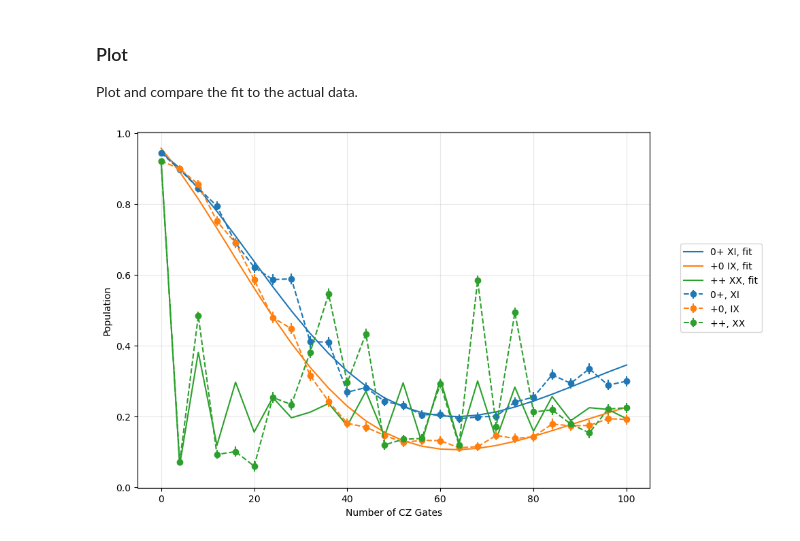
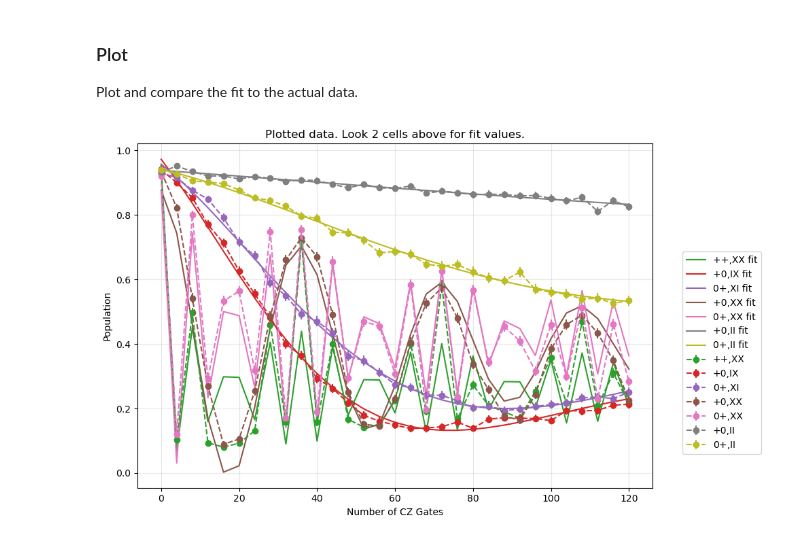
Before and after one commit to krsrv/2qbit-db, a Jupyter notebook: Calibration.ipynb, the cells around one changed output. Drawn from its saved outputs; the diff is of its cells as text; code cells hidden in the pictures.

```diff
--- a/Calibration.ipynb
+++ b/Calibration.ipynb
@@ -143,0 +193,17 @@ tg_cz = 0.070 + 0.010; # microseconds
+# %%
+import matplotlib.pyplot as plt
+
+plt.figure(figsize=(10, 6))
+
+###### NOTE: Label #3 (++,XX) is doubtful.
+for i in range(len(exp_list)):
+    plt.errorbar(
+        n_cz,
+        pop_00[i, :],
+        sigma_00[i, :],
+        linestyle="--",
+        marker="o",
+        label=f"{exp_list[i].state},{exp_list[i].pulse}",
+    )
+plt.legend()
+plt.show()
@@ -277,32 +288,58 @@ Plot and compare the fit to the actual data.
 # %%
 import matplotlib.pyplot as plt
 
 plt.figure(figsize=(10, 6))
 
 # Define colors for each group (e.g., 3 colors for 3 groups)
-colors = ['tab:blue', 'tab:orange', 'tab:green', 'tab:red', 'tab:pink']
+# colors = ['tab:blue', 'tab:orange', 'tab:green', 'tab:red', 'tab:pink']
+colors = [
+    "tab:blue",
+    "tab:orange",
+    "tab:green",
+    "tab:red",
+    "tab:purple",
+    "tab:brown",
+    "tab:pink",
+    "tab:gray",
+    "tab:olive",
+]
 
 # Data curves
-plt.errorbar(n_cz, pop_00[Exp.DD_0P_XI,:], sigma_00[Exp.DD_0P_XI,:], label='0+, XI', linestyle="--", marker='o', color=colors[0])
-plt.errorbar(n_cz, pop_00[Exp.DD_P0_IX,:], sigma_00[Exp.DD_0P_XI,:], label='+0, IX', linestyle="--", marker='o', color=colors[1])
-plt.errorbar(n_cz, pop_00[Exp.DD_PP_XX,:], sigma_00[Exp.DD_0P_XI,:], label='++, XX', linestyle="--", marker='o', color=colors[2])
-# plt.plot(n_cz, pop_00[Exp.DD_0P_XX,:], label='0+, XX', linestyle="--", marker='o', color=colors[3])
-# plt.plot(n_cz, pop_00[Exp.DD_P0_XX,:], label='+0, XX', linestyle="--", marker='o', color=colors[4])
+for i, exp in enumerate(exp_list):
+    if exp.state in ["00", "11"]:
+        continue
+    y_data = pop_00[i, :]
+    y_err = pop_00[i, :]
+    x_data = n_cz
+    plt.errorbar(
+        n_cz,
+        pop_00[i, :],
+        sigma_00[i, :],
+        linestyle="--",
+        marker="o",
+        label=f"{exp_list[i].state},{exp_list[i].pulse}",
+        color=colors[i],
+    )
 
-# Fit curves (use the same color as the corresponding data curve)
-t = np.linspace(0, n_cz[-1], num=int(n_cz[-1]/4)*1+1)
-plt.plot(t, func_0P_XI(t, *func_params_0P_XI), label='0+ XI, fit', color=colors[0], marker='')
-plt.plot(t, func_P0_IX(t, *func_params_P0_IX), label='+0 IX, fit', color=colors[1], marker='')
-plt.plot(t, func_PP_XX(t, *func_params_PP_XX), label='++ XX, fit', color=colors[2], marker='')
-# plt.plot(t, func_0P_XX(t, *func_params_0P_XX), label='0+ XX, fit', color=colors[3], marker='^')
-# plt.plot(t, func_P0_XX(t, *func_params_P0_XX), label='+0 XX, fit', color=colors[4], marker='^')
+    # Fit curves (use the same color as the corresponding data curve)
+    t = np.linspace(0, x_data[-1], num=int(x_data[-1] / 4) * 1 + 1)
+    plt.plot(
+        t,
+        func_list[i](t, *func_params_list[i]),
+        label=f"{exp_list[i].state},{exp_list[i].pulse} fit",
+        color=colors[i],
+        marker="",
+    )
+    # plt.plot(t, func_0P_XX(t, *func_params_0P_XX), label='0+ XX, fit', color=colors[3], marker='^')
+    # plt.plot(t, func_P0_XX(t, *func_params_P0_XX), label='+0 XX, fit', color=colors[4], marker='^')
 
-plt.xlabel('Number of CZ Gates')
-plt.ylabel('Population')
+plt.xlabel("Number of CZ Gates")
+plt.ylabel("Population")
+plt.title("Plotted data. Look 2 cells above for fit values.")
 
 plt.grid(True, alpha=0.3)
-plt.legend(bbox_to_anchor=(1.05, 0.7), loc='upper left')
+plt.legend(bbox_to_anchor=(1.05, 0.7), loc="upper left")
 plt.tight_layout()
 plt.show()
 # %% [output]
-[figure, old version]
+[figure, new version]
```
Also changed, not shown: parts of 9 cells of this notebook.
